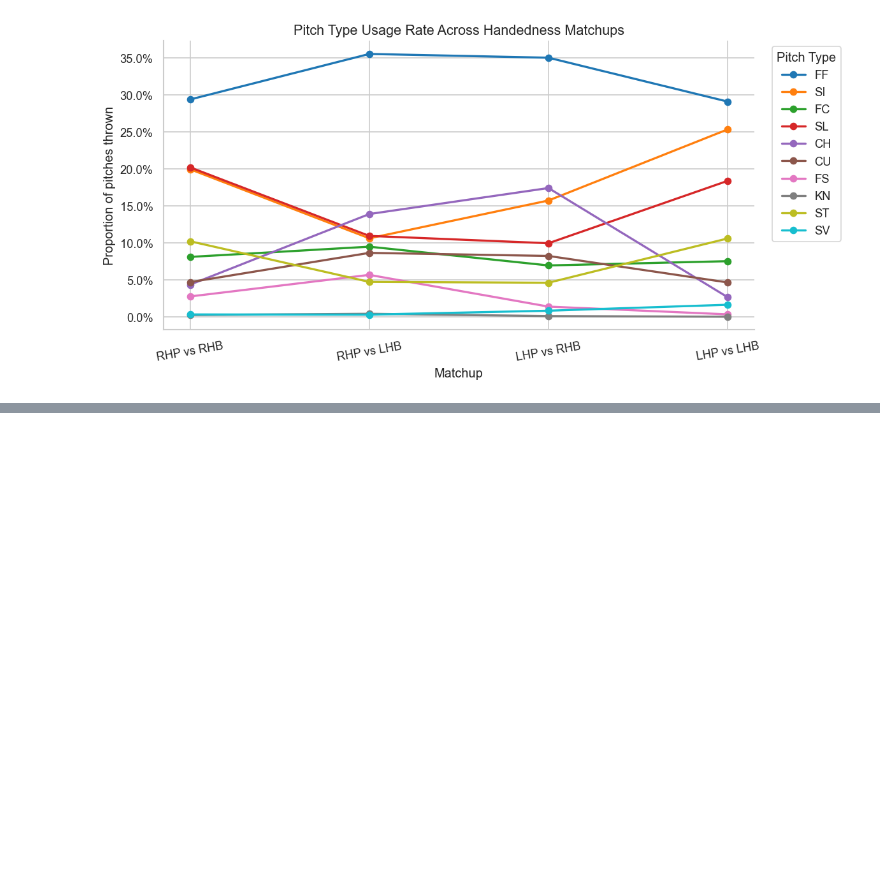
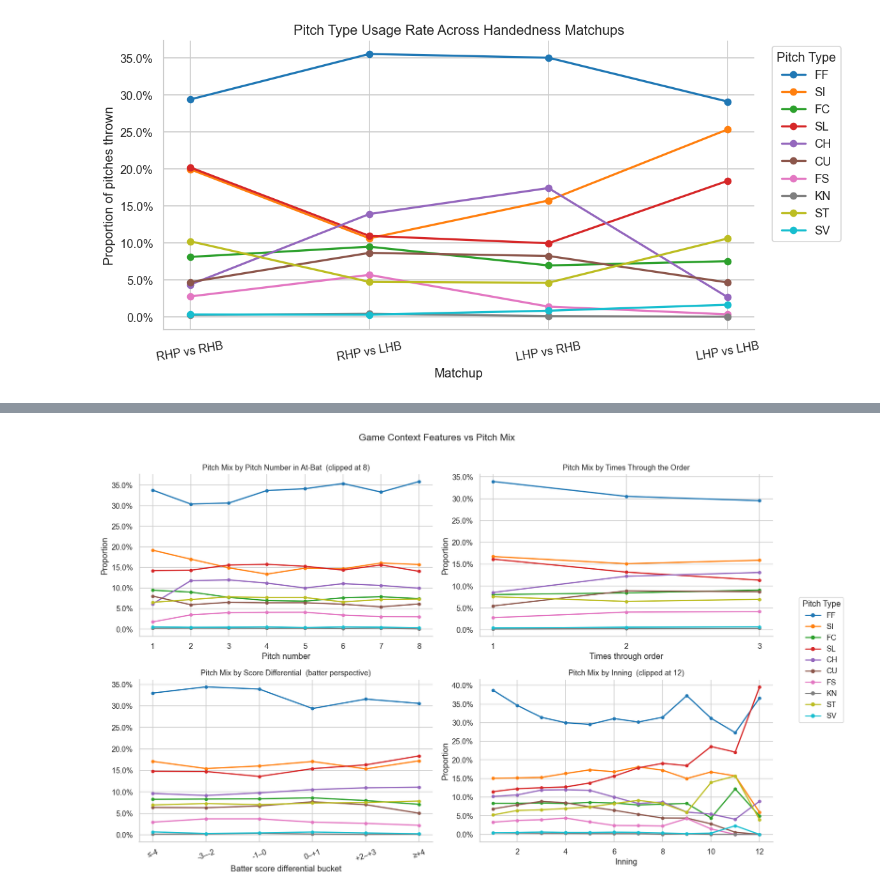
Before and after one commit to yihoolan/MLB-Pitch-Predictor, a Jupyter notebook: exploration/03_pitch_distribution_eda.ipynb, the cells around one changed output, grey strips where cells are left out. Drawn from its saved outputs; the diff is of its cells as text; code cells hidden in the pictures; blank space fills up the shorter version.

Commit message:
explore(03): add section 2c — game context features

```diff
--- a/exploration/03_pitch_distribution_eda.ipynb
+++ b/exploration/03_pitch_distribution_eda.ipynb
@@ -506,0 +521,71 @@ plt.show()
+# %%
+def pitch_mix_line(df, group_col, ax, clip_max=None, title=""):
+    """Plot normalised pitch type proportions as lines over a continuous/ordinal group."""
+    data = df.copy()
+    if clip_max is not None:
+        data[group_col] = data[group_col].clip(upper=clip_max)
+    mix = (
+        data.groupby([group_col, LABEL_COLUMN])
+        .size()
+        .unstack(fill_value=0)
+        .apply(lambda row: row / row.sum(), axis=1)
+        .reindex(columns=pt_order, fill_value=0)
+    )
+    for i, pt in enumerate(pt_order):
+        ax.plot(mix.index, mix[pt], marker="o", markersize=4, label=pt,
+                color=palette[i], linewidth=1.8)
+    ax.set_ylabel("Proportion")
+    ax.set_title(title, fontsize=11)
+    ax.yaxis.set_major_formatter(mticker.PercentFormatter(1.0))
+    sns.despine(ax=ax)
+
+
+fig, axes = plt.subplots(2, 2, figsize=(14, 9))
+
+### pitch_number (clip to 8 to keep sparse tail from dominating)
+pitch_mix_line(model_df, "pitch_number", axes[0, 0], clip_max=8,
+               title="Pitch Mix by Pitch Number in At-Bat  (clipped at 8)")
+axes[0, 0].set_xlabel("Pitch number")
+
+### n_thruorder_pitcher
+thru = model_df[model_df["n_thruorder_pitcher"].between(1, 3)].copy()
+pitch_mix_line(thru, "n_thruorder_pitcher", axes[0, 1],
+               title="Pitch Mix by Times Through the Order")
+axes[0, 1].set_xlabel("Times through order")
+axes[0, 1].set_xticks([1, 2, 3])
+
+### bat_score_diff (bucketed)
+SCORE_BINS   = [-np.inf, -4, -2, 0, 2, 4, np.inf]
+SCORE_LABELS = ["≤-4", "-3–-2", "-1–0", "0–+1", "+2–+3", "≥+4"]
+model_df["score_bucket"] = pd.cut(
+    model_df["bat_score_diff"], bins=SCORE_BINS, labels=SCORE_LABELS
+)
+score_mix = (
+    model_df.groupby(["score_bucket", LABEL_COLUMN], observed=True)
+    .size()
+    .unstack(fill_value=0)
+    .apply(lambda row: row / row.sum(), axis=1)
+    .reindex(columns=pt_order, fill_value=0)
+)
+for i, pt in enumerate(pt_order):
+    axes[1, 0].plot(score_mix.index.astype(str), score_mix[pt], marker="o",
+                    markersize=4, label=pt, color=palette[i], linewidth=1.8)
+axes[1, 0].set_xlabel("Batter score differential bucket")
+axes[1, 0].set_title("Pitch Mix by Score Differential  (batter perspective)", fontsize=11)
+axes[1, 0].yaxis.set_major_formatter(mticker.PercentFormatter(1.0))
+axes[1, 0].tick_params(axis="x", rotation=20)
+sns.despine(ax=axes[1, 0])
+
+### inning (1–12, clip extras)
+pitch_mix_line(model_df, "inning", axes[1, 1], clip_max=12,
+               title="Pitch Mix by Inning  (clipped at 12)")
+axes[1, 1].set_xlabel("Inning")
+
+handles = [plt.Line2D([0], [0], color=palette[i], marker="o", markersize=5)
+           for i in range(len(pt_order))]
+fig.legend(handles, pt_order, title="Pitch Type", bbox_to_anchor=(1.02, 0.5), loc="center left")
+plt.suptitle("Game Context Features vs Pitch Mix", fontsize=14, y=1.01)
+plt.tight_layout()
+plt.show()
+# %% [output]
+[figure, added]
```
Also changed, not shown: parts of 1 cell of this notebook.
